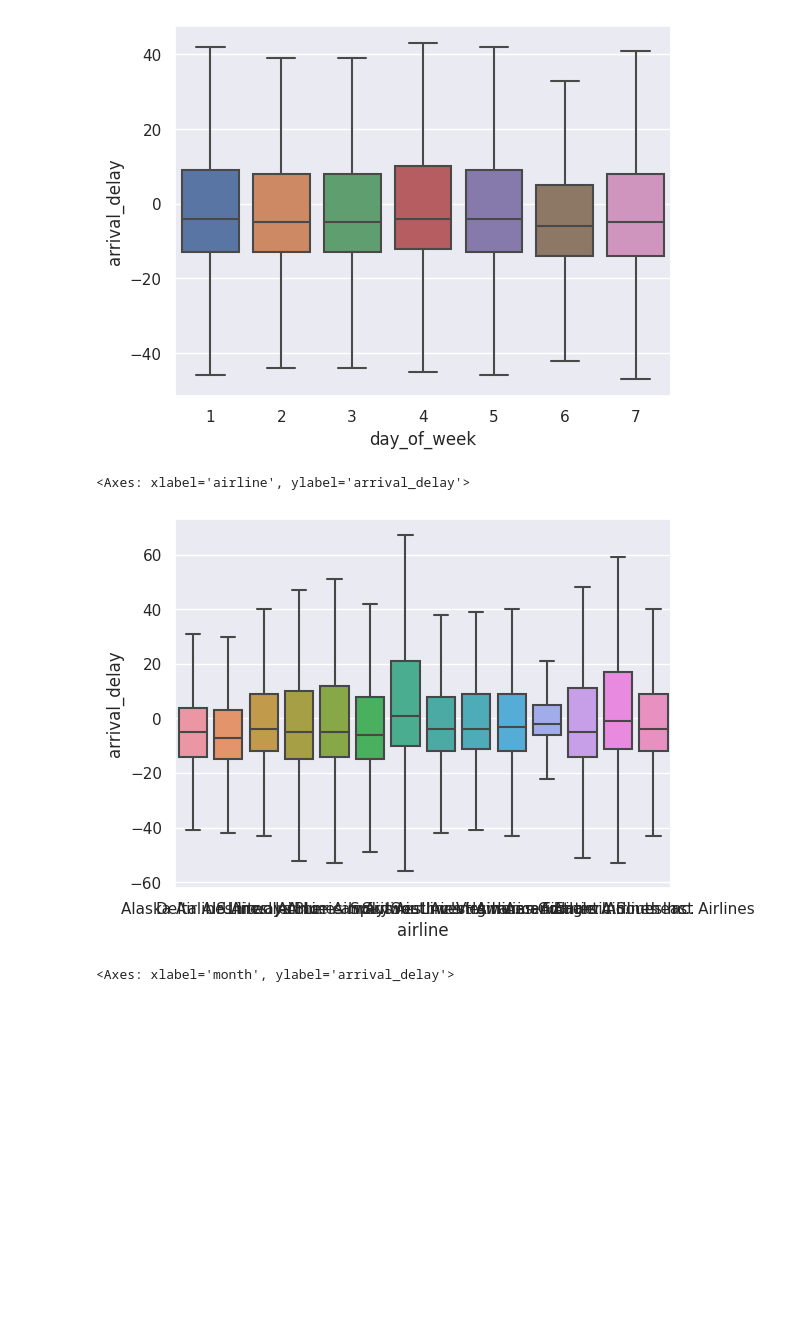
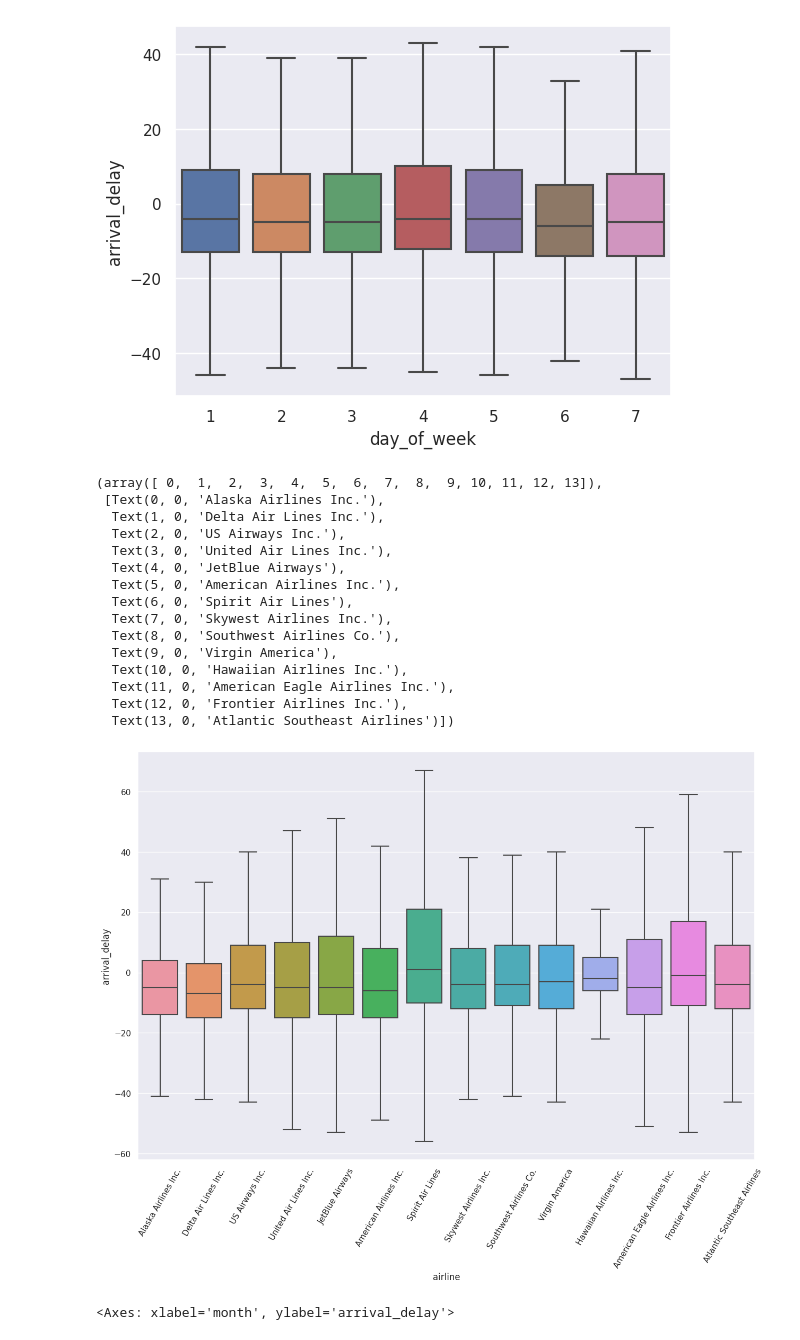
Before and after one commit to lukaszek358/SDA, a Jupyter notebook: projekt_końcowy.ipynb, the cells around one changed output. Drawn from its saved outputs; the diff is of its cells as text; code cells hidden in the pictures; blank space fills up the shorter version.

```diff
--- a/projekt_końcowy.ipynb
+++ b/projekt_końcowy.ipynb
@@ -351,10 +351,26 @@ sns.boxplot(data = raw_flights, y = 'arrival_delay', x='day_of_week', showfliers
 <Axes: xlabel='day_of_week', ylabel='arrival_delay'>
 [figure]
 # %%
+plt.figure(figsize = (15,10))
 sns.boxplot(data = raw_flights, y = 'arrival_delay', x='airline', showfliers=False)
+plt.xticks(rotation = 60)
 # %% [output]
-<Axes: xlabel='airline', ylabel='arrival_delay'>
+(array([ 0,  1,  2,  3,  4,  5,  6,  7,  8,  9, 10, 11, 12, 13]),
+ [Text(0, 0, 'Alaska Airlines Inc.'),
+  Text(1, 0, 'Delta Air Lines Inc.'),
+  Text(2, 0, 'US Airways Inc.'),
+  Text(3, 0, 'United Air Lines Inc.'),
+  Text(4, 0, 'JetBlue Airways'),
+  Text(5, 0, 'American Airlines Inc.'),
+  Text(6, 0, 'Spirit Air Lines'),
+  Text(7, 0, 'Skywest Airlines Inc.'),
+  Text(8, 0, 'Southwest Airlines Co.'),
+  Text(9, 0, 'Virgin America'),
+  Text(10, 0, 'Hawaiian Airlines Inc.'),
+  Text(11, 0, 'American Eagle Airlines Inc.'),
+  Text(12, 0, 'Frontier Airlines Inc.'),
+  Text(13, 0, 'Atlantic Southeast Airlines')])
-[figure, old version]
+[figure, new version]
 # %%
 sns.boxplot(data = raw_flights, y = 'arrival_delay', x='month', showfliers=False) #showfliers - wyrzucamy
 # %% [output]
```
Also changed, not shown: parts of 12 cells of this notebook.
